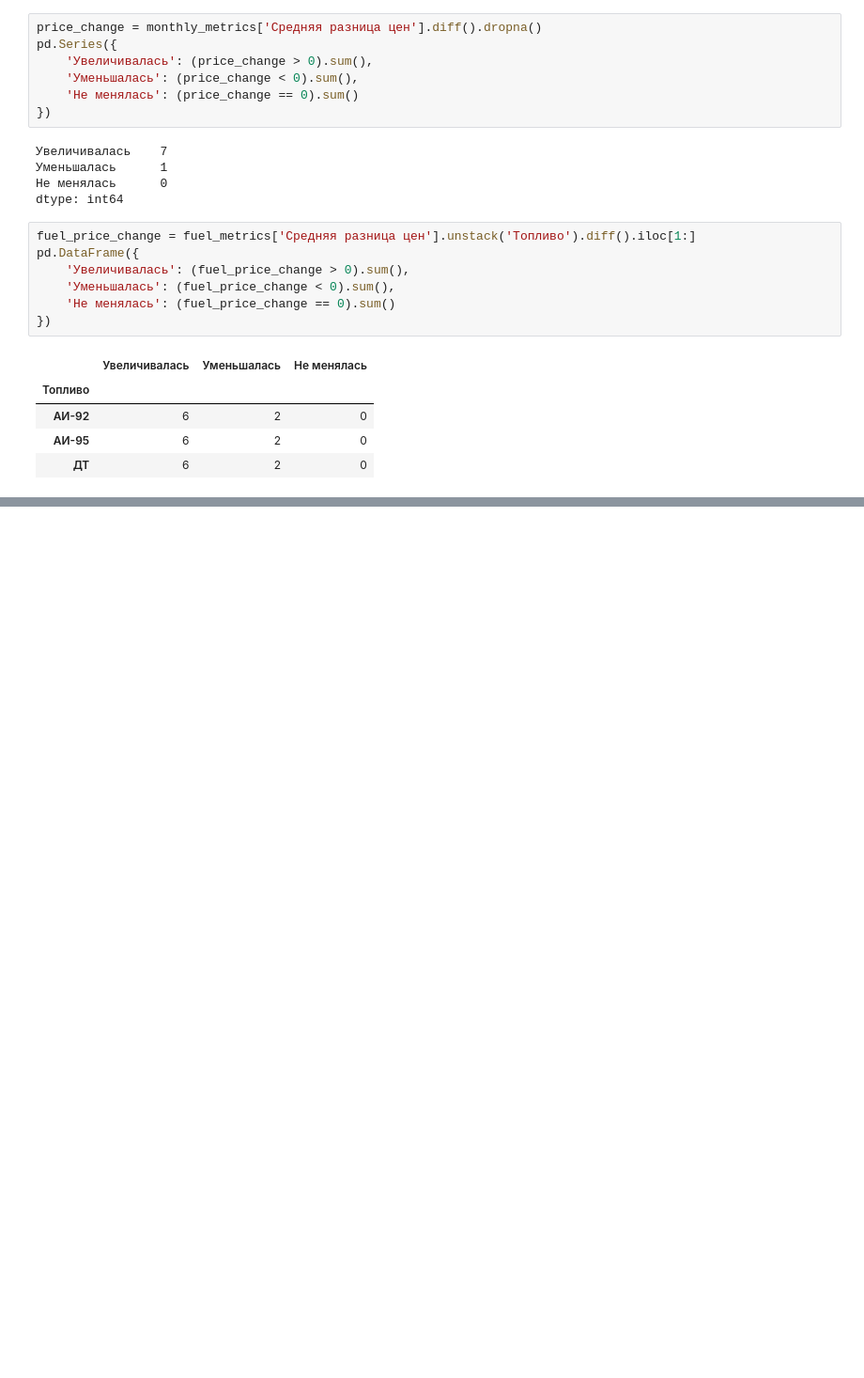
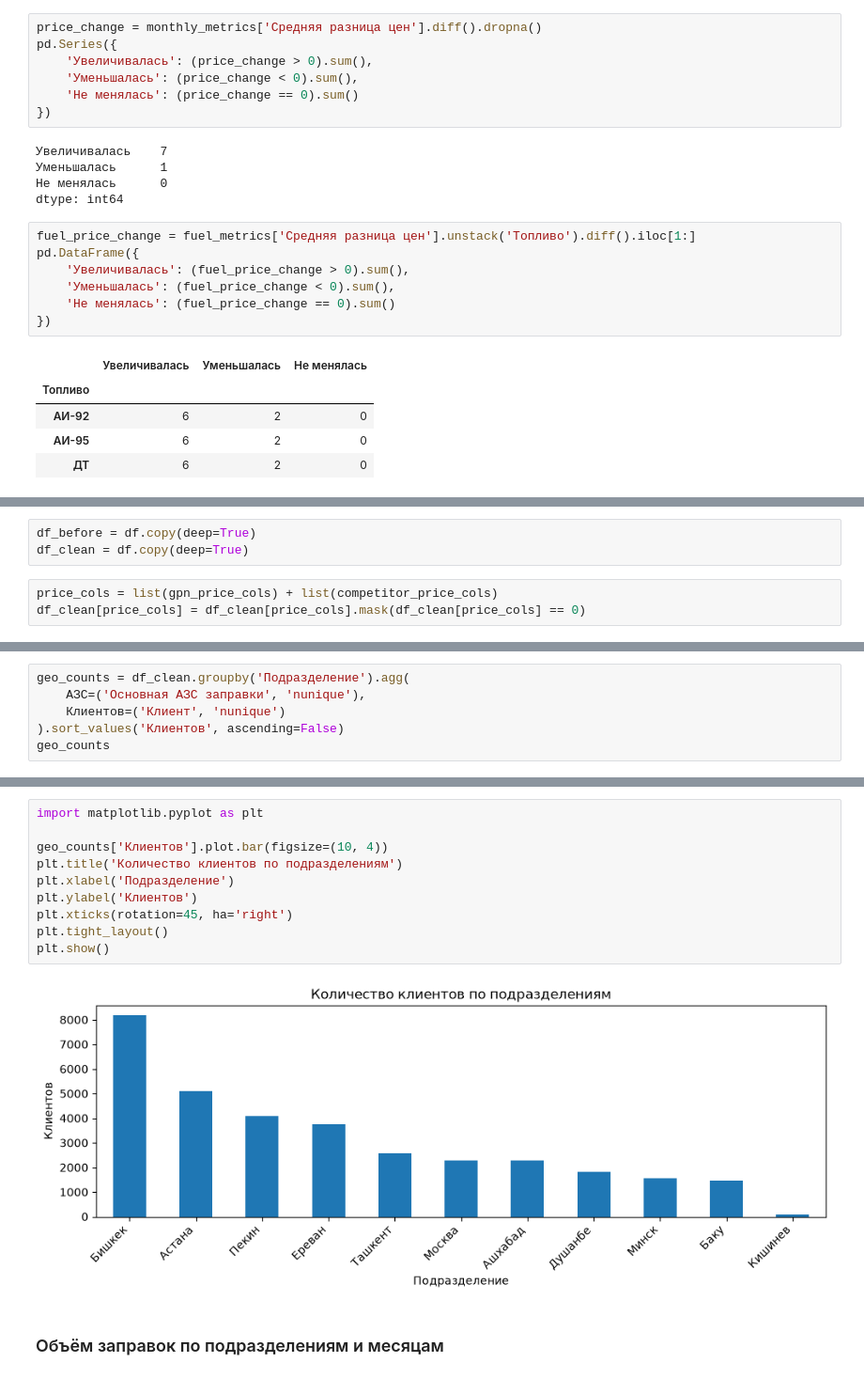
Before and after one commit to c-ch256/gpn-intelligence-cup-2026, a Jupyter notebook: notebooks/analyz.ipynb, the cells around one changed output, grey strips where cells are left out. Shown at 94% size. Cells and saved outputs as stored; diff of their text form; blank space fills up the shorter version.

```diff
--- a/notebooks/analyz.ipynb
+++ b/notebooks/analyz.ipynb
@@ -434,0 +655,6 @@ pd.DataFrame({
+# %%
+df_before = df.copy(deep=True)
+df_clean = df.copy(deep=True)
+# %%
+price_cols = list(gpn_price_cols) + list(competitor_price_cols)
+df_clean[price_cols] = df_clean[price_cols].mask(df_clean[price_cols] == 0)
@@ -434,0 +687,6 @@ pd.DataFrame({
+# %%
+geo_counts = df_clean.groupby('Подразделение').agg(
+    АЗС=('Основная АЗС заправки', 'nunique'),
+    Клиентов=('Клиент', 'nunique')
+).sort_values('Клиентов', ascending=False)
+geo_counts
@@ -434,0 +707,14 @@ pd.DataFrame({
+# %%
+import matplotlib.pyplot as plt
+
+geo_counts['Клиентов'].plot.bar(figsize=(10, 4))
+plt.title('Количество клиентов по подразделениям')
+plt.xlabel('Подразделение')
+plt.ylabel('Клиентов')
+plt.xticks(rotation=45, ha='right')
+plt.tight_layout()
+plt.show()
+# %% [output]
+[figure, added]
+# %% [markdown]
+### Объём заправок по подразделениям и месяцам
```
Also changed, not shown: parts of 122 cells of this notebook.
